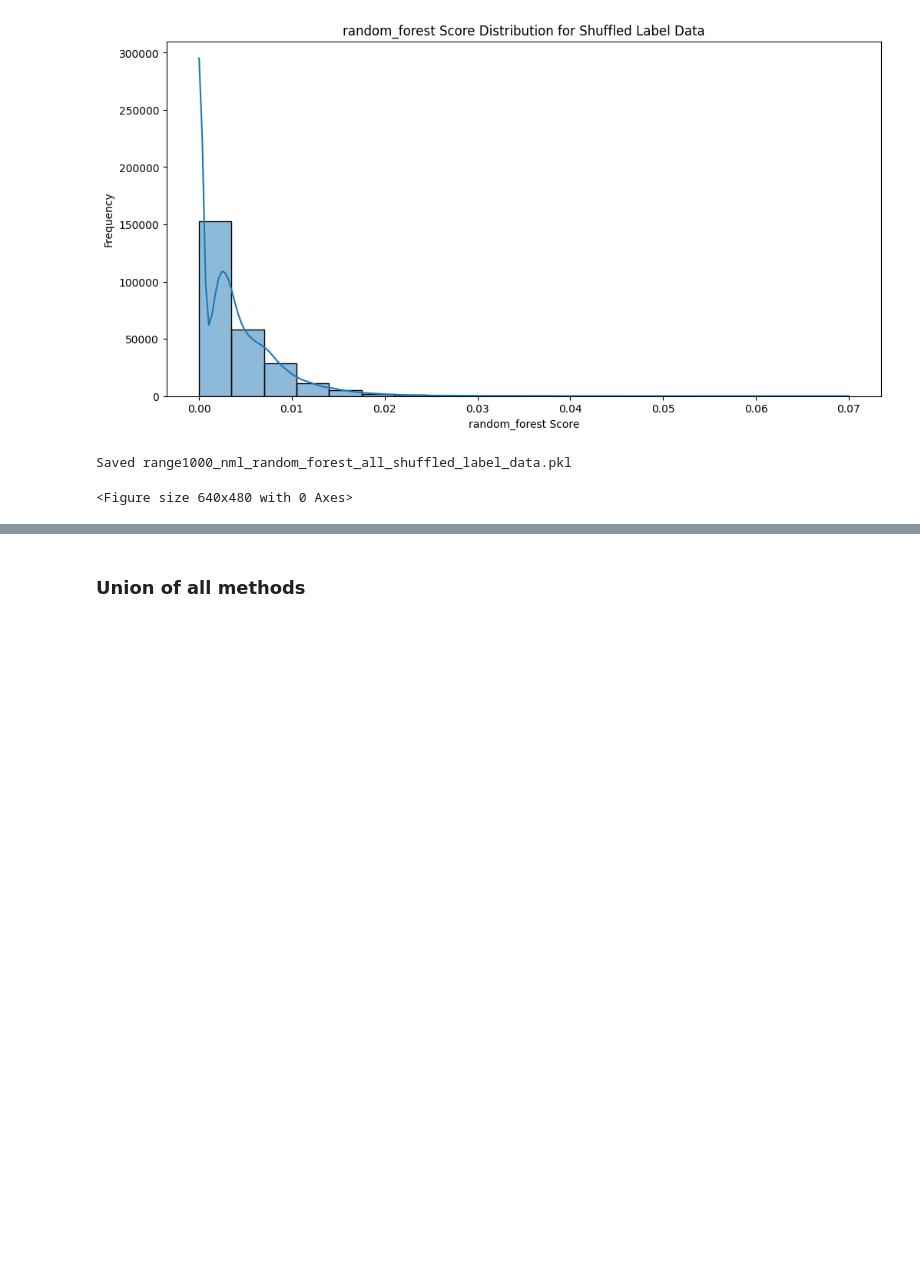
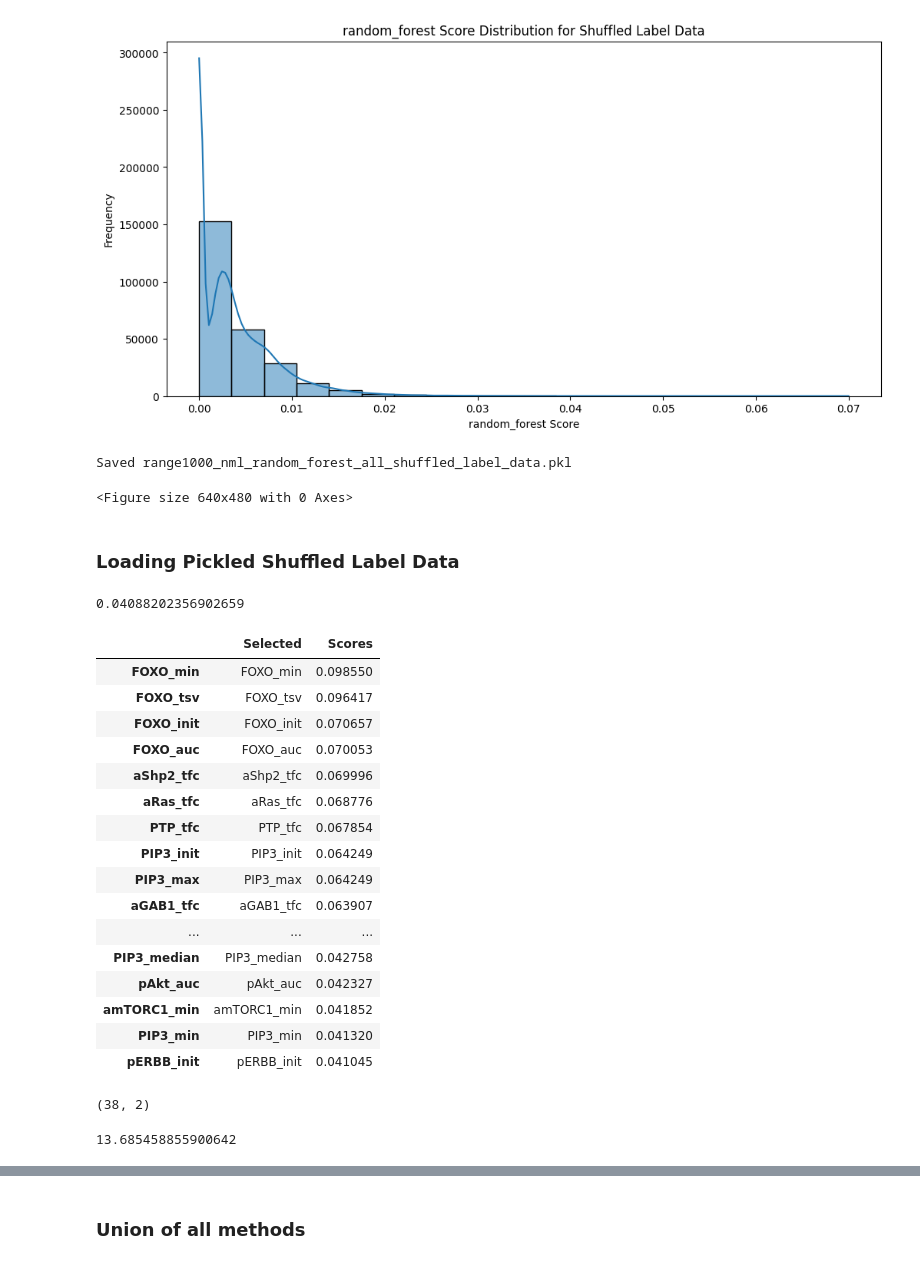
Before and after one commit to AnEvilBurrito/ode-biomarker-project, a Jupyter notebook: project-phdndf/AN07_feature selection.ipynb, the cells around one changed output, grey strips where cells are left out. Cells and saved outputs as stored; diff of their text form; code cells hidden in the pictures; blank space fills up the shorter version.

```diff
--- a/project-phdndf/AN07_feature selection.ipynb
+++ b/project-phdndf/AN07_feature selection.ipynb
@@ -462,3 +460,14 @@ Finished 25 out of 25 chunks
 [figure]
 Saved range1000_nml_random_forest_all_shuffled_label_data.pkl
 <Figure size 640x480 with 0 Axes>
+# %% [markdown]
+### Loading Pickled Shuffled Label Data
+# %%
+import pickle
+
+selection_method_strings = ['mutual_information', 'relieff', 'random_forest']
+all_shuffled_label_data = []
+
+for method_str in selection_method_strings:
+    with open(f'{file_save_path}{exp_id}_{method_str}_all_shuffled_label_data.pkl', 'rb') as f:
+        all_shuffled_label_data.append(pickle.load(f))
@@ -464,0 +476,42 @@ Saved range1000_nml_random_forest_all_shuffled_label_data.pkl
+# %%
+## Mutual information
+
+all_scores = all_shuffled_label_data[0]
+all_scores = [score for score in all_scores if not np.isnan(score)]
+threshold = np.percentile(all_scores, 95)
+thresholds.append(threshold)
+threshold
+# %% [output]
+0.04088202356902659
+# %%
+method = mutual_information_select
+method_string = 'mutual_information'
+method_kwargs = {}
+
+selected, scores = method(feature_data, label_data, feature_size, **method_kwargs)
+df = build_dataframe(selected, scores, feature_data)
+# select features with scores above the threshold
+df_above_threshold = df[df['Scores'] > threshold]
+df_above_threshold
+# %% [output]
+|  | Selected | Scores |
+| FOXO_min | FOXO_min | 0.098550 |
+| FOXO_tsv | FOXO_tsv | 0.096417 |
+| FOXO_init | FOXO_init | 0.070657 |
+| FOXO_auc | FOXO_auc | 0.070053 |
+| aShp2_tfc | aShp2_tfc | 0.069996 |
+| aRas_tfc | aRas_tfc | 0.068776 |
+| PTP_tfc | PTP_tfc | 0.067854 |
+| PIP3_init | PIP3_init | 0.064249 |
+| PIP3_max | PIP3_max | 0.064249 |
+| aGAB1_tfc | aGAB1_tfc | 0.063907 |
+| ... | ... | ... |
+| PIP3_median | PIP3_median | 0.042758 |
+| pAkt_auc | pAkt_auc | 0.042327 |
+| amTORC1_min | amTORC1_min | 0.041852 |
+| PIP3_min | PIP3_min | 0.041320 |
+| pERBB_init | pERBB_init | 0.041045 |
+# %%
+df_above_threshold.shape
+# %% [output]
+(38, 2)
@@ -464,0 +521,10 @@ Saved range1000_nml_random_forest_all_shuffled_label_data.pkl
+# %%
+# Relieff
+
+all_scores = all_shuffled_label_data[1]
+all_scores = [score for score in all_scores if not np.isnan(score)]
+threshold = np.percentile(all_scores, 95)
+thresholds.append(threshold)
+threshold
+# %% [output]
+13.685458855900642
```
Also changed, not shown: parts of 6 cells of this notebook.
